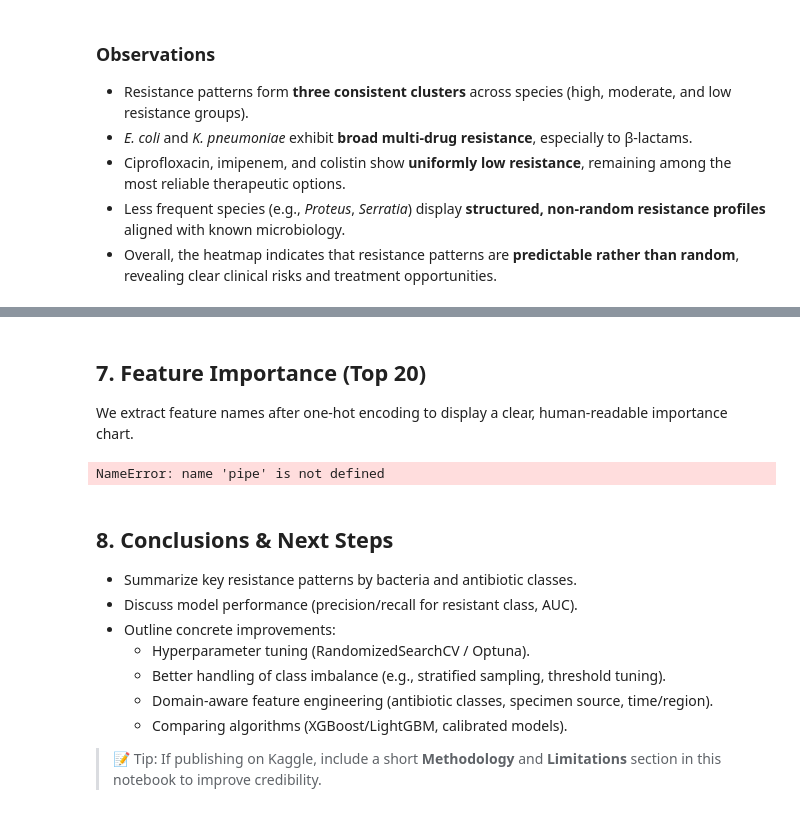
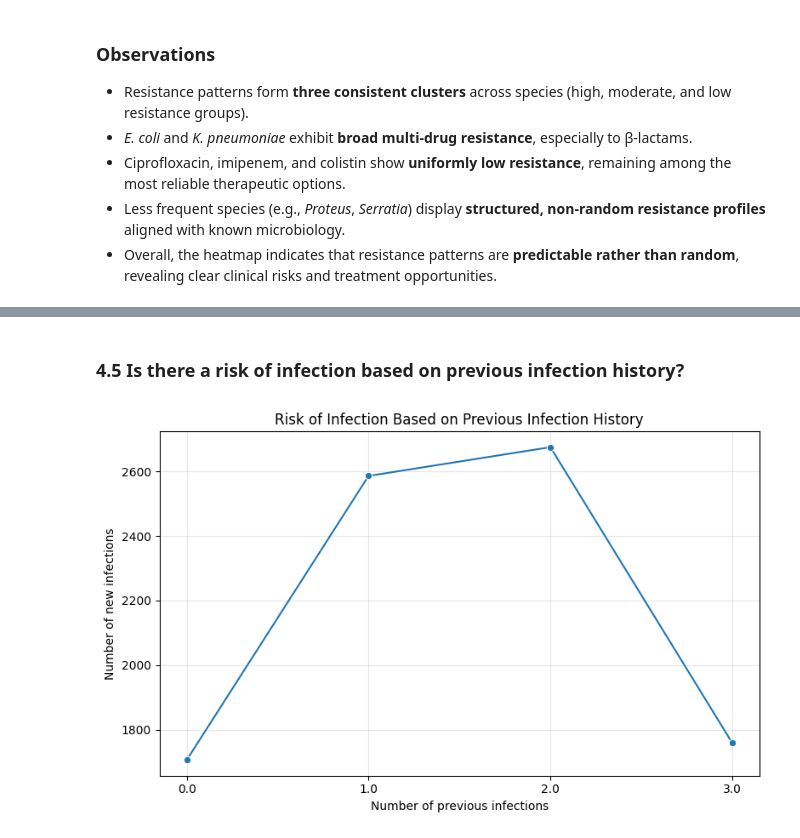
Before and after one commit to lucascarpantonio/antibiotic_resistance, a Jupyter notebook: antibiotic_analysis_template.ipynb, the cells around one changed output, grey strips where cells are left out. Saved outputs shown, nothing was run; the diff lists cells and outputs as text; code cells hidden in the pictures.

```diff
--- a/antibiotic_analysis_template.ipynb
+++ b/antibiotic_analysis_template.ipynb
@@ -876,36 +802,19 @@ NameError: name 'pipe' is not defined
-# %% [markdown]
-## 7. Feature Importance (Top 20)
-We extract feature names after one‑hot encoding to display a clear, human‑readable importance chart.
-# %%
-# Get feature names from the ColumnTransformer
-ohe = pipe.named_steps['preprocess'].named_transformers_['cat']
-ohe_features = []
-if hasattr(ohe, 'get_feature_names_out'):
-    ohe_features = list(ohe.get_feature_names_out(cat_cols))
-
-feature_names = ohe_features + num_cols
-
-rf_model = pipe.named_steps['model']
-importances = rf_model.feature_importances_
-
-imp_df = pd.DataFrame({'feature': feature_names, 'importance': importances}) \
-         .sort_values('importance', ascending=False) \
-         .head(20)
-
-fig = px.bar(imp_df, x='importance', y='feature', orientation='h', title='Top 20 Feature Importances')
-fig.update_layout(yaxis={'categoryorder':'total ascending'}, height=600)
-fig.show()
-imp_df
-# %% [output]
-NameError: name 'pipe' is not defined
-# %% [markdown]
-## 8. Conclusions & Next Steps
-- Summarize key resistance patterns by bacteria and antibiotic classes.
-- Discuss model performance (precision/recall for resistant class, AUC).
-- Outline concrete improvements:
-  - Hyperparameter tuning (RandomizedSearchCV / Optuna).
-  - Better handling of class imbalance (e.g., stratified sampling, threshold tuning).
-  - Domain‑aware feature engineering (antibiotic classes, specimen source, time/region).
-  - Comparing algorithms (XGBoost/LightGBM, calibrated models).
-
-> 📝 Tip: If publishing on Kaggle, include a short **Methodology** and **Limitations** section in this notebook to improve credibility.
+# %% [markdown]
+### 4.5 Is there a risk of infection based on previous infection history?
+# %%
+reinfection_risk = (
+    df_clean.groupby('infection_freq')
+            .size()
+            .reset_index(name='infection_count')
+)
+
+plt.figure(figsize=(8,5))
+sns.lineplot(data=reinfection_risk, x='infection_freq', y='infection_count', marker='o')
+plt.title("Risk of Infection Based on Previous Infection History")
+plt.xlabel("Number of previous infections")
+plt.ylabel("Number of new infections")
+plt.grid(True, alpha=0.3)
+plt.tight_layout()
+plt.show()
+# %% [output]
+[figure, added]
```
Also changed, not shown: parts of 22 cells of this notebook.
